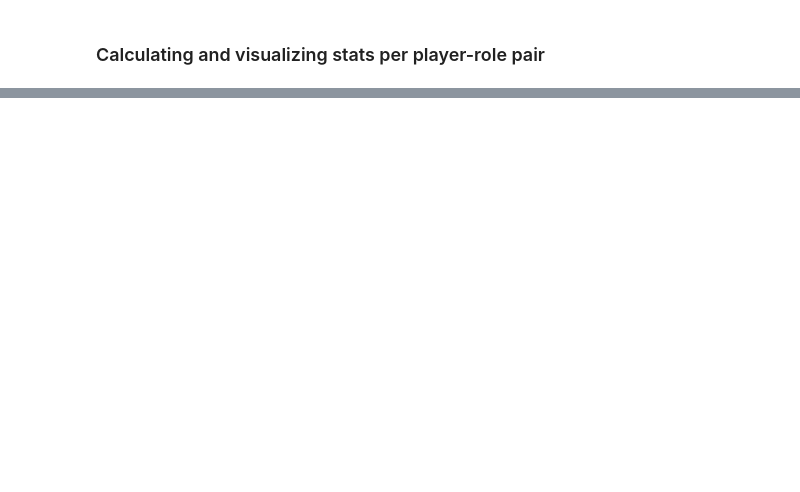
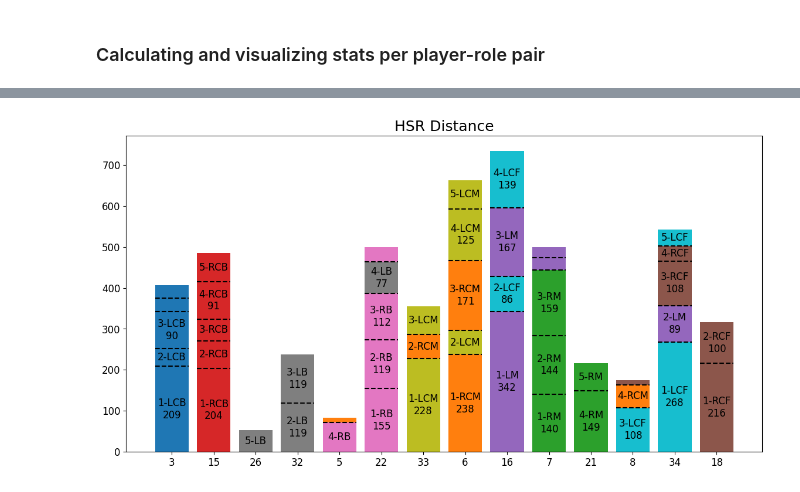
Before and after one commit to hyunsungkim-ds/soccercpd, a Jupyter notebook: tutorial_kloppy.ipynb, the cells around one changed output, grey strips where cells are left out. Drawn from its saved outputs; the diff is of its cells as text; code cells hidden in the pictures; blank space fills up the shorter version.

```diff
--- a/tutorial_kloppy.ipynb
+++ b/tutorial_kloppy.ipynb
@@ -86,4 +136,6 @@ match.plot_by_player("distance")
 # %%
-match.plot_by_player("hsr_dist")
+match.plot_by_player("hsr_dist", save=True)
+# %% [output]
+[figure, added]
 # %%
 match.compute_role_stats()
```
Also changed, not shown: parts of 12 cells of this notebook, 3 other files.
